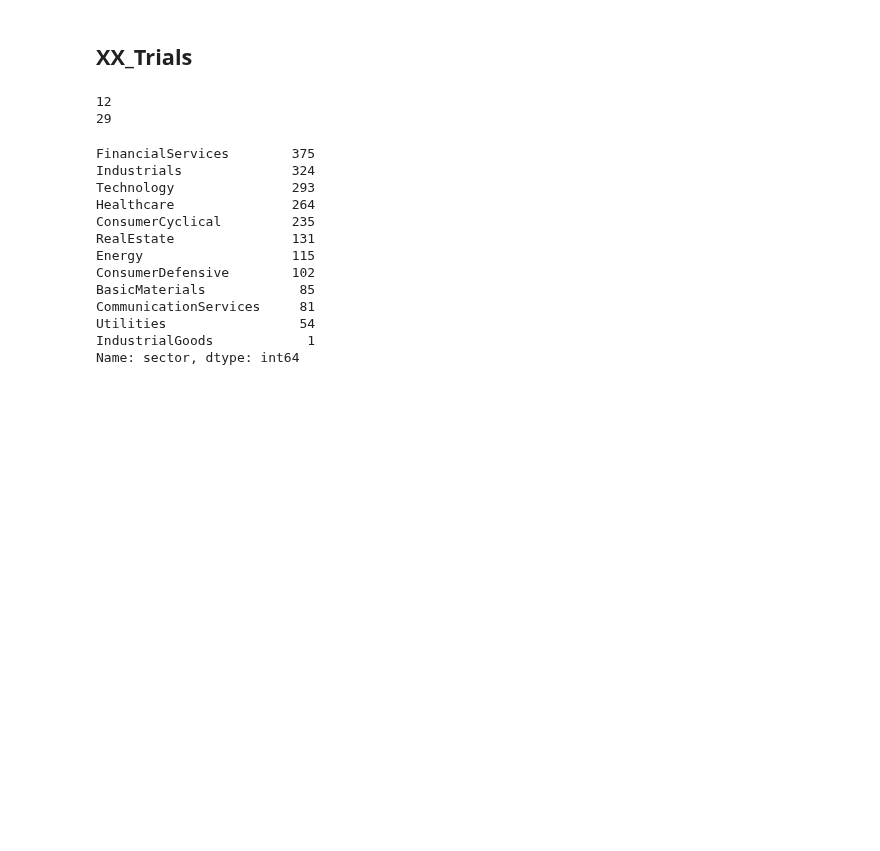
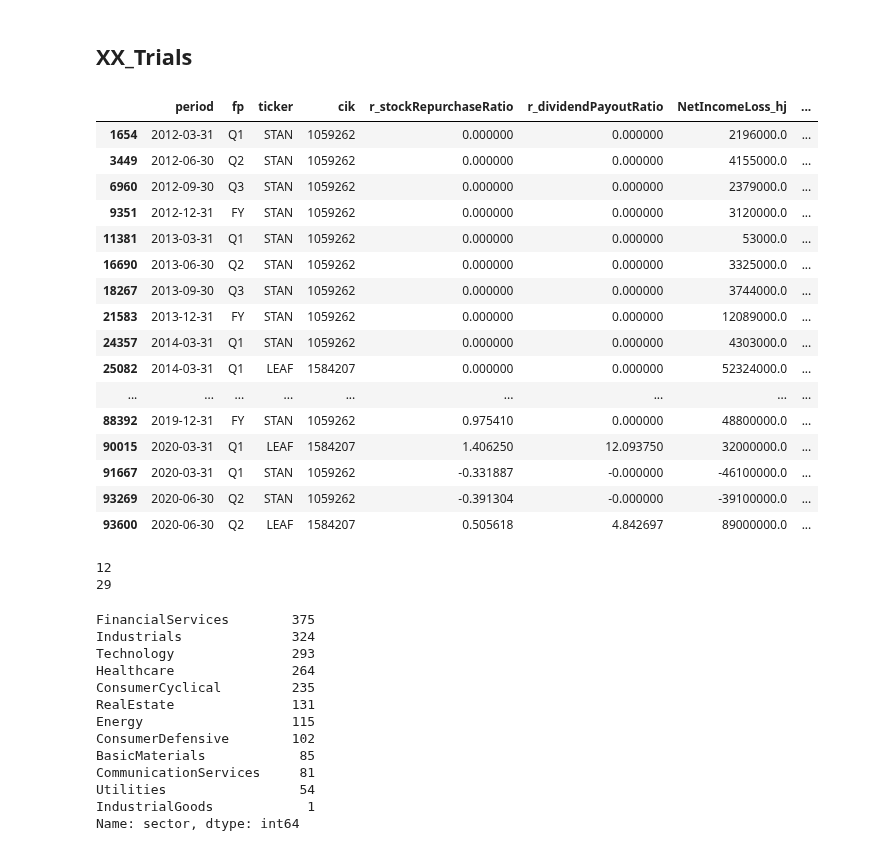
Before and after one commit to HansjoergW/bfh_mt_hs2020_sec_data, a Jupyter notebook: 09_Final_Preparation.ipynb, the cells around one changed output. Saved outputs shown, nothing was run; the diff lists cells and outputs as text; code cells hidden in the pictures; blank space fills up the shorter version.

```diff
--- a/09_Final_Preparation.ipynb
+++ b/09_Final_Preparation.ipynb
@@ -198,5 +228,25 @@ df_sec.loc[df_sec.r_longtermDeptCoverageRatio.isnull()][['ticker','r_longtermDep
 # %% [markdown]
 ## XX_Trials
+# %%
+df_sec.loc[df_sec.ticker.isin(["LEAF","STAN"])][['period','fp','ticker','cik','r_stockRepurchaseRatio','r_dividendPayoutRatio','NetIncomeLoss_hj','PaymentsOfDividendsTotal_hj','PaymentsForRepurchaseOfStockTotal_hj']]
+# %% [output]
+|  | period | fp | ticker | cik | r_stockRepurchaseRatio | r_dividendPayoutRatio | NetIncomeLoss_hj | ... |
+| 1654 | 2012-03-31 | Q1 | STAN | 1059262 | 0.000000 | 0.000000 | 2196000.0 | ... |
+| 3449 | 2012-06-30 | Q2 | STAN | 1059262 | 0.000000 | 0.000000 | 4155000.0 | ... |
+| 6960 | 2012-09-30 | Q3 | STAN | 1059262 | 0.000000 | 0.000000 | 2379000.0 | ... |
+| 9351 | 2012-12-31 | FY | STAN | 1059262 | 0.000000 | 0.000000 | 3120000.0 | ... |
+| 11381 | 2013-03-31 | Q1 | STAN | 1059262 | 0.000000 | 0.000000 | 53000.0 | ... |
+| 16690 | 2013-06-30 | Q2 | STAN | 1059262 | 0.000000 | 0.000000 | 3325000.0 | ... |
+| 18267 | 2013-09-30 | Q3 | STAN | 1059262 | 0.000000 | 0.000000 | 3744000.0 | ... |
+| 21583 | 2013-12-31 | FY | STAN | 1059262 | 0.000000 | 0.000000 | 12089000.0 | ... |
+| 24357 | 2014-03-31 | Q1 | STAN | 1059262 | 0.000000 | 0.000000 | 4303000.0 | ... |
+| 25082 | 2014-03-31 | Q1 | LEAF | 1584207 | 0.000000 | 0.000000 | 52324000.0 | ... |
+| ... | ... | ... | ... | ... | ... | ... | ... | ... |
+| 88392 | 2019-12-31 | FY | STAN | 1059262 | 0.975410 | 0.000000 | 48800000.0 | ... |
+| 90015 | 2020-03-31 | Q1 | LEAF | 1584207 | 1.406250 | 12.093750 | 32000000.0 | ... |
+| 91667 | 2020-03-31 | Q1 | STAN | 1059262 | -0.331887 | -0.000000 | -46100000.0 | ... |
+| 93269 | 2020-06-30 | Q2 | STAN | 1059262 | -0.391304 | -0.000000 | -39100000.0 | ... |
+| 93600 | 2020-06-30 | Q2 | LEAF | 1584207 | 0.505618 | 4.842697 | 89000000.0 | ... |
 # %%
 print(len(add_info.sector.unique()))
 print(len(add_info.industry.unique()))
```
Also changed, not shown: parts of 11 cells of this notebook.
